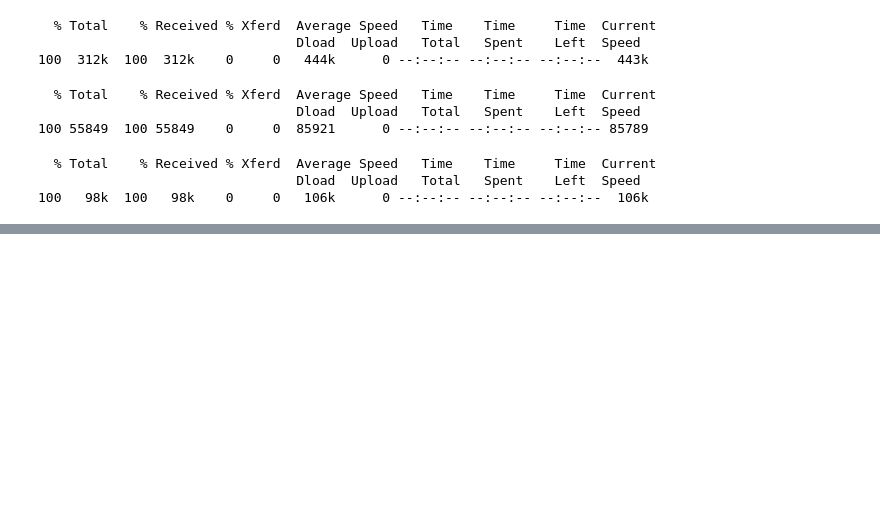
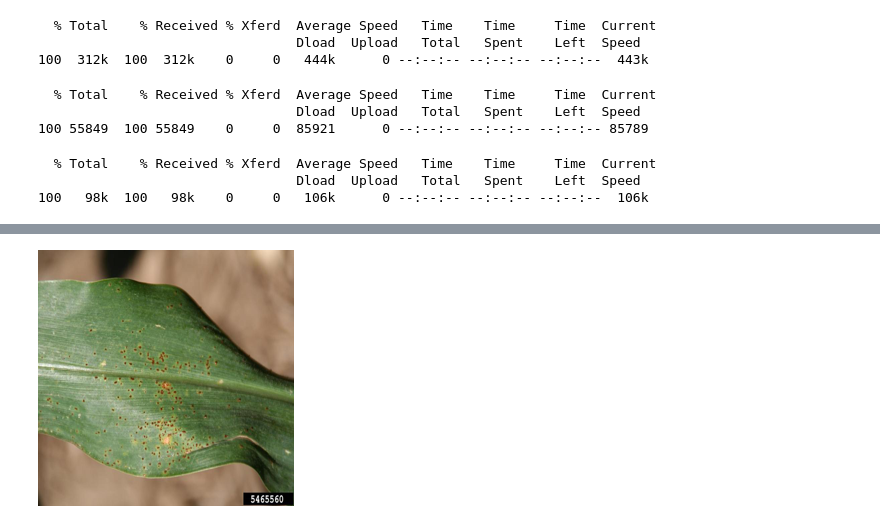
Before and after one commit to bitjockey42/ikapati-research, a Jupyter notebook: notebooks/5.0-agj-evaluation-all.ipynb, the cells around one changed output, grey strips where cells are left out. Saved outputs shown, nothing was run; the diff lists cells and outputs as text; code cells hidden in the pictures; blank space fills up the shorter version.

```diff
--- a/notebooks/5.0-agj-evaluation-all.ipynb
+++ b/notebooks/5.0-agj-evaluation-all.ipynb
@@ -214,0 +260,9 @@ resized_im.save("earlyblight2_600px.jpg")
+# %%
+filename = "5465560.jpg"
+im = Image.open(filename)
+resized_im = im.resize((256,256))
+resized_im.save(filename)
+# %%
+resized_im
+# %% [output]
+[figure, added]
```
Also changed, not shown: parts of 12 cells of this notebook.
